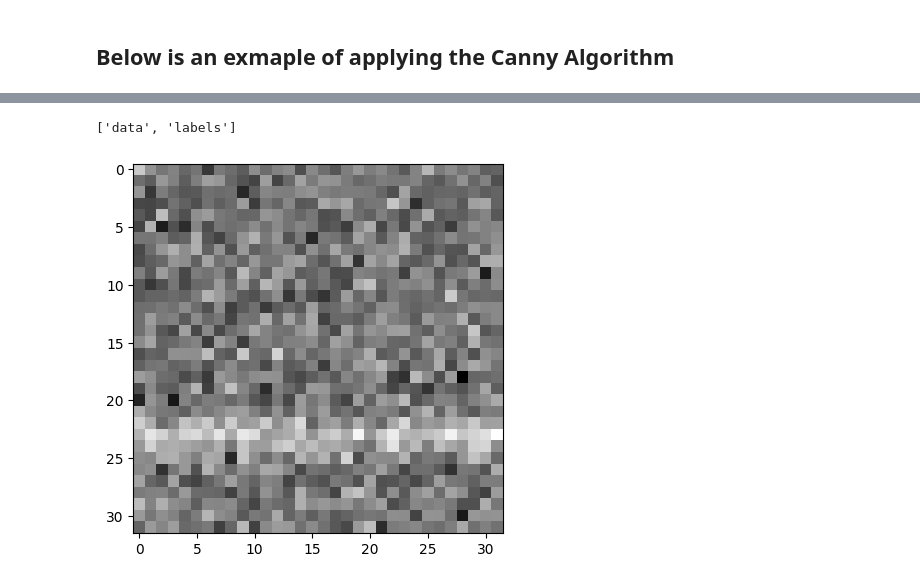
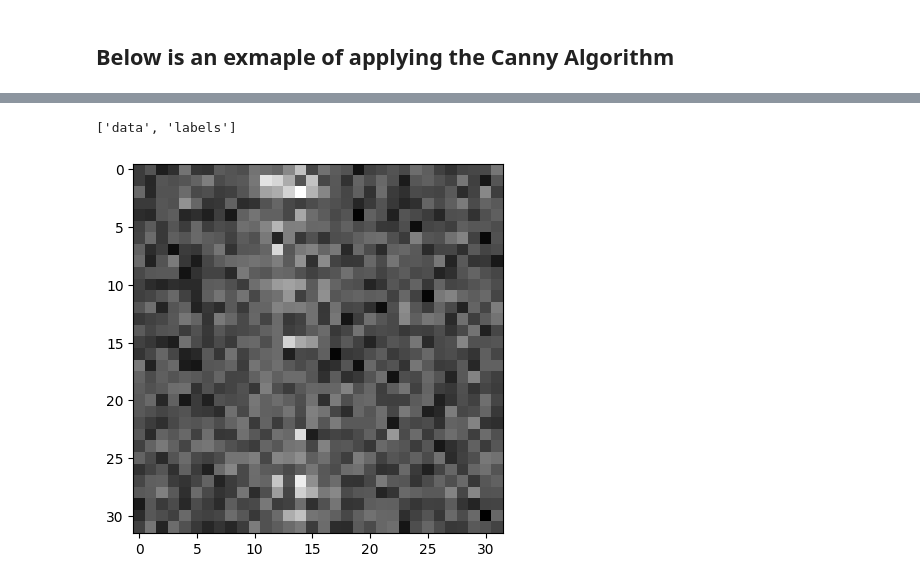
Before and after one commit to undefined-panda/bachelor_thesis, a Jupyter notebook: visualization/filter_visualization.ipynb, the cells around one changed output, grey strips where cells are left out. Saved outputs shown, nothing was run; the diff lists cells and outputs as text; code cells hidden in the pictures.

```diff
--- a/visualization/filter_visualization.ipynb
+++ b/visualization/filter_visualization.ipynb
@@ -283,15 +380,16 @@ def get_gaussian_kernel(k=3, mu=0, sigma=1, normalize=True):
 # %%
 dataset = np.load("../data/32x32_ml_ppa_data_multi.npz")
 data = dataset["data"]
 labels = dataset["labels"]
 print(dataset.files)
 
-indices = np.where(labels == 3)[0]
-test_image = data[indices[0]][0]
+indices = np.where(labels == 2)[0]
+idx = np.random.choice(len(indices))
+test_image = data[indices[idx]][0]
 
 plt.imshow(test_image, cmap="gray")
 plt.show()
 # %% [output]
 ['data', 'labels']
-[figure, old version]
+[figure, new version]
 # %%
```
Also changed, not shown: parts of 11 cells of this notebook, 10 other files.
